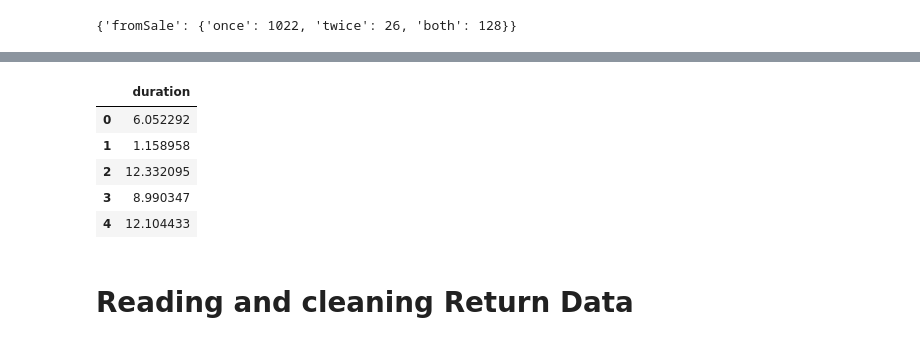
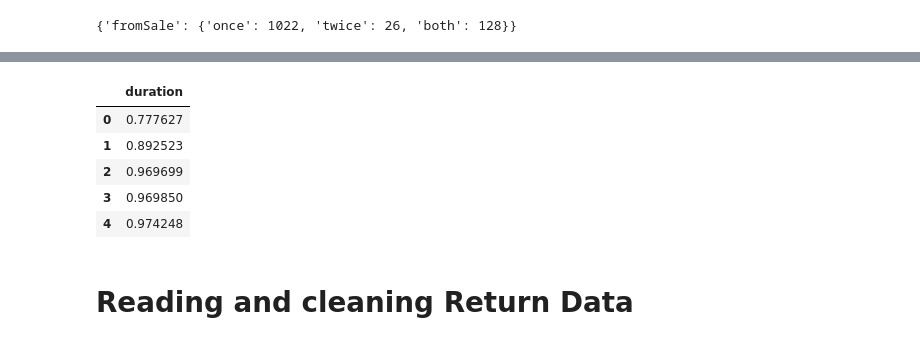
Before and after one commit to arihant-jain/BorrowCup-Data-Analysis, a Jupyter notebook: CupReuseTimesGraph.ipynb, the cells around one changed output, grey strips where cells are left out. Drawn from its saved outputs; the diff is of its cells as text; code cells hidden in the pictures.

```diff
--- a/CupReuseTimesGraph.ipynb
+++ b/CupReuseTimesGraph.ipynb
@@ -325,3 +325,7 @@ fig.add_trace(Scatter(
 fig.show()
 # %% [output]
 [interactive output not drawn]
+# %%
+for index in range(len(days)):
+    if days[index] > 30:
+        days[index] = 30.1
@@ -328,14 +430,15 @@ fig.show()
 # %%
+days.sort()
 saleFrame = DataFrame({'duration': days})
 saleFrame.to_csv('./data files/reuseDurationsFromSale.csv', index = False)
 saleFrame.head()
 # %% [output]
 |  | duration |
-| 0 | 6.052292 |
-| 1 | 1.158958 |
-| 2 | 12.332095 |
-| 3 | 8.990347 |
-| 4 | 12.104433 |
+| 0 | 0.777627 |
+| 1 | 0.892523 |
+| 2 | 0.969699 |
+| 3 | 0.969850 |
+| 4 | 0.974248 |
 # %% [markdown]
 # Reading and cleaning Return Data
 # %%
```
Also changed, not shown: parts of 5 cells of this notebook, 2 other files.
